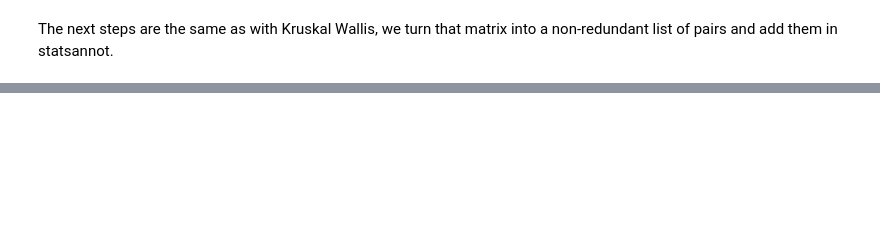
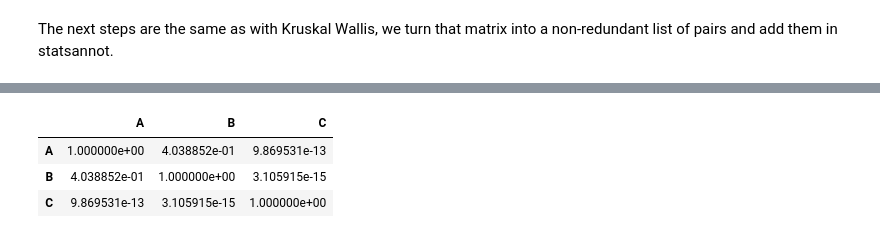
Before and after one commit to 4dcu-be/CodeNuggets, a Jupyter notebook: Post hoc tests with statannotations.ipynb, the cells around one changed output, grey strips where cells are left out. Cells and saved outputs as stored; diff of their text form; code cells hidden in the pictures; blank space fills up the shorter version.

```diff
--- a/Post hoc tests with statannotations.ipynb
+++ b/Post hoc tests with statannotations.ipynb
@@ -201,0 +224,8 @@ setosa vs. virginica: Custom statistical test, P_val:1.000e-03
+# %%
+dunn_df = posthoc_dunn(df, val_col="value", group_col="group", p_adjust="fdr_bh")
+dunn_df
+# %% [output]
+|  | A | B | C |
+| A | 1.000000e+00 | 4.038852e-01 | 9.869531e-13 |
+| B | 4.038852e-01 | 1.000000e+00 | 3.105915e-15 |
+| C | 9.869531e-13 | 3.105915e-15 | 1.000000e+00 |
```
Also changed, not shown: parts of 6 cells of this notebook, 3 other files.
